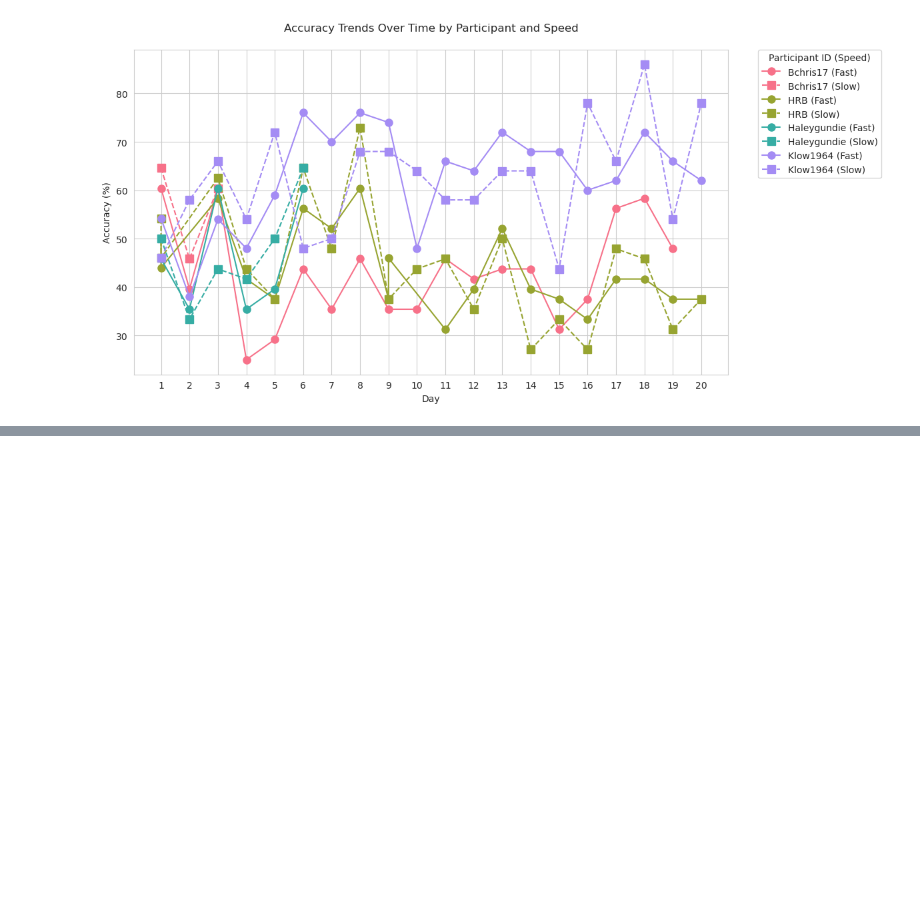
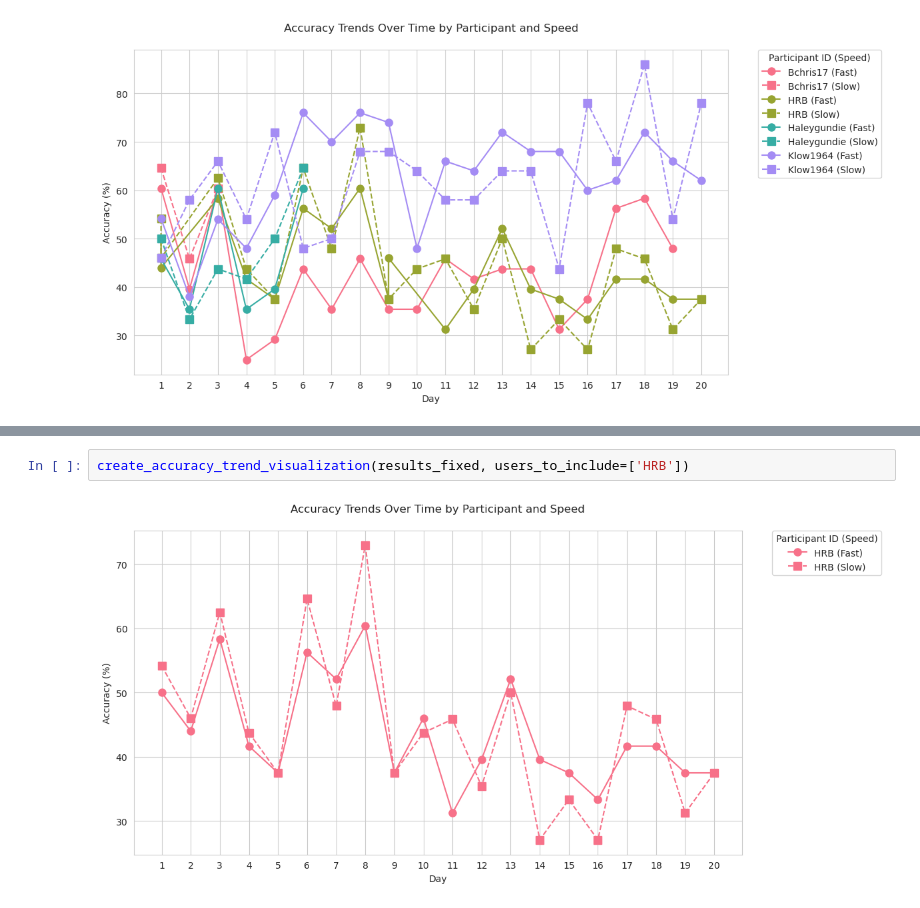
Before and after one commit to m6urns/muller-lyer-replication, a Jupyter notebook: notebooks/results-cleaning.ipynb, the cells around one changed output, grey strips where cells are left out. Saved outputs shown, nothing was run; the diff lists cells and outputs as text; blank space fills up the shorter version.

```diff
--- a/notebooks/results-cleaning.ipynb
+++ b/notebooks/results-cleaning.ipynb
@@ -541,0 +656,4 @@ create_accuracy_trend_visualization(results, users_to_include=['HRB'])
+# %%
+create_accuracy_trend_visualization(results_fixed, users_to_include=['HRB'])
+# %% [output]
+[figure, added]
```
Also changed, not shown: parts of 3 cells of this notebook.
